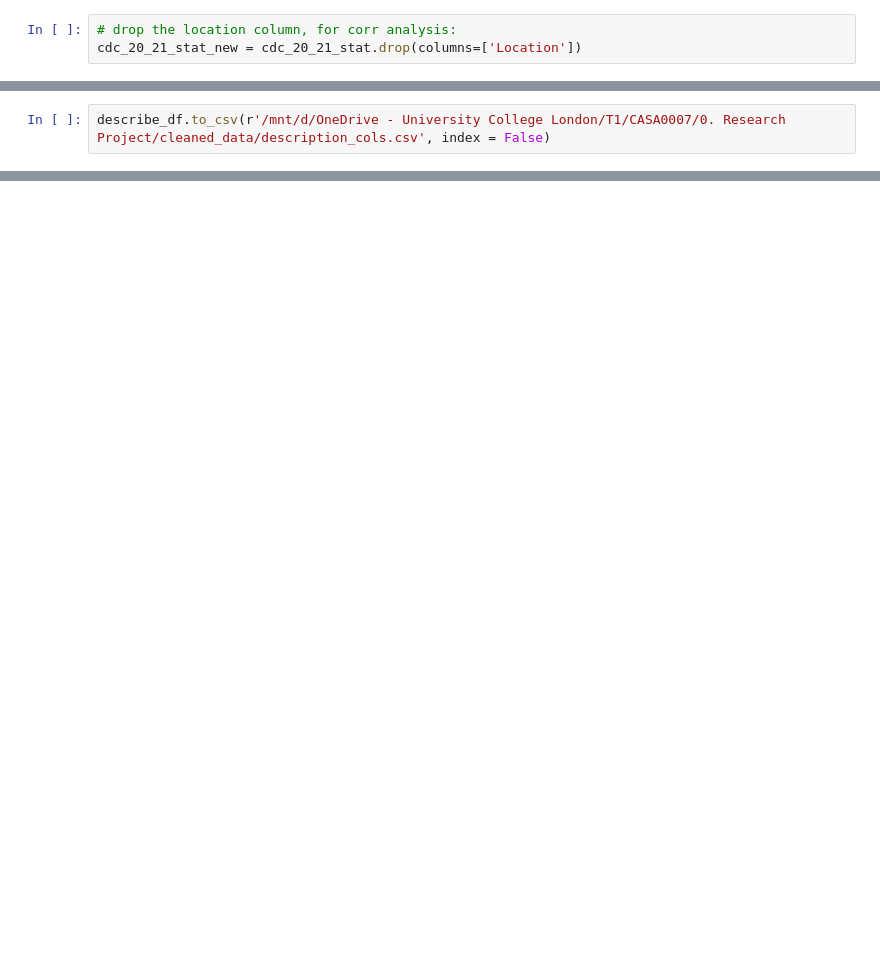
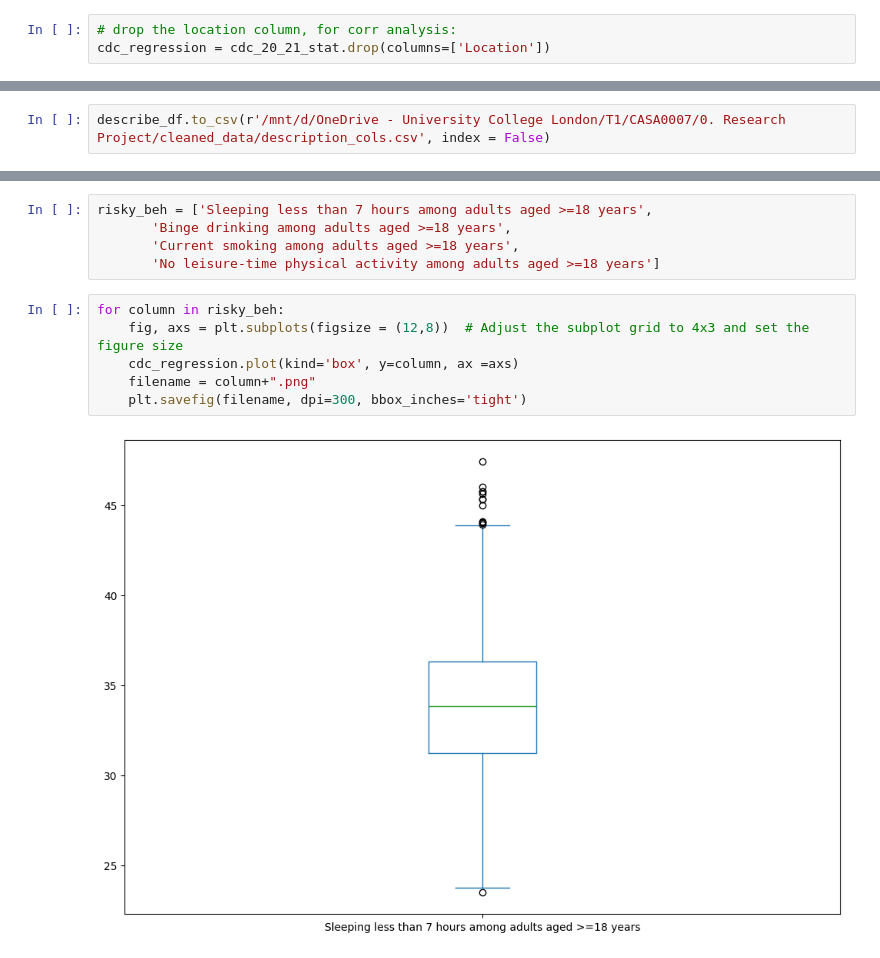
Before and after one commit to dereksgithub/cities_study_QM_Term_project, a Jupyter notebook: place_stat.ipynb, the cells around one changed output, grey strips where cells are left out. Drawn from its saved outputs; the diff is of its cells as text; blank space fills up the shorter version.

Commit message:
done basic stat and visualization

```diff
--- a/place_stat.ipynb
+++ b/place_stat.ipynb
@@ -18,5 +18,5 @@ import re
 cdc_20_21_stat = pd.read_csv(r'/mnt/d/OneDrive - University College London/T1/CASA0007/0. Research Project/cleaned_data/combined_df.csv', encoding = "UTF-8")
 # %%
 # drop the location column, for corr analysis:
-cdc_20_21_stat_new = cdc_20_21_stat.drop(columns=['Location'])
+cdc_regression = cdc_20_21_stat.drop(columns=['Location'])
 # %%
@@ -31,0 +72,13 @@ Cluster the data according to the following 4 areas:
+# %%
+risky_beh = ['Sleeping less than 7 hours among adults aged >=18 years',
+       'Binge drinking among adults aged >=18 years',
+       'Current smoking among adults aged >=18 years',
+       'No leisure-time physical activity among adults aged >=18 years']
+# %%
+for column in risky_beh:
+    fig, axs = plt.subplots(figsize = (12,8))  # Adjust the subplot grid to 4x3 and set the figure size
+    cdc_regression.plot(kind='box', y=column, ax =axs)
+    filename = column+".png"
+    plt.savefig(filename, dpi=300, bbox_inches='tight')
+# %% [output]
+[figure, added]
```
Also changed, not shown: parts of 11 cells of this notebook, 1 other file.
